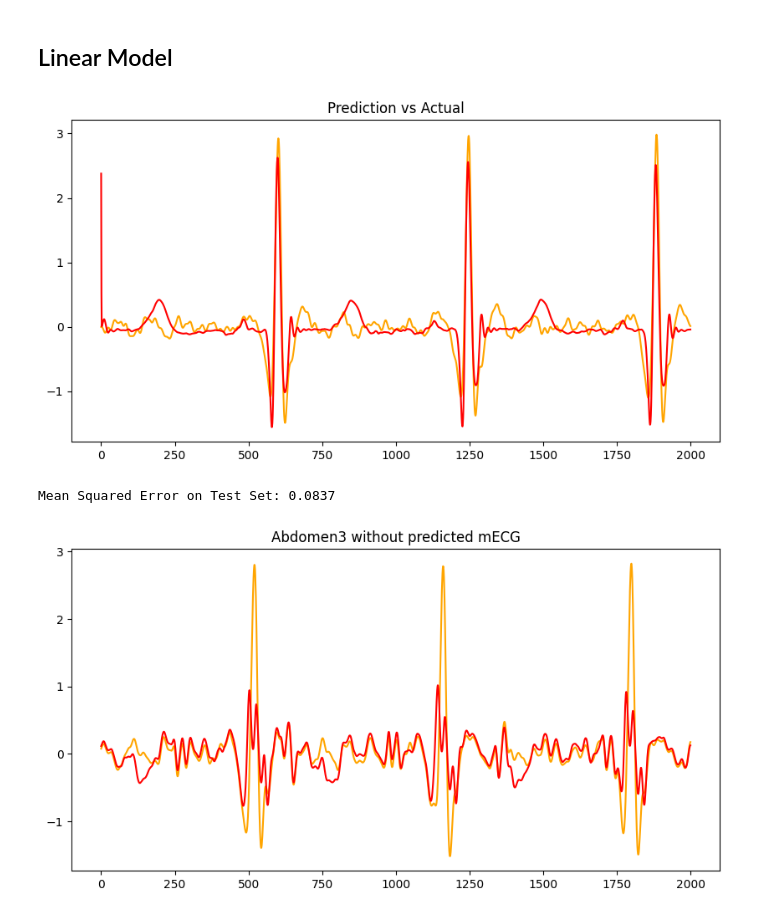
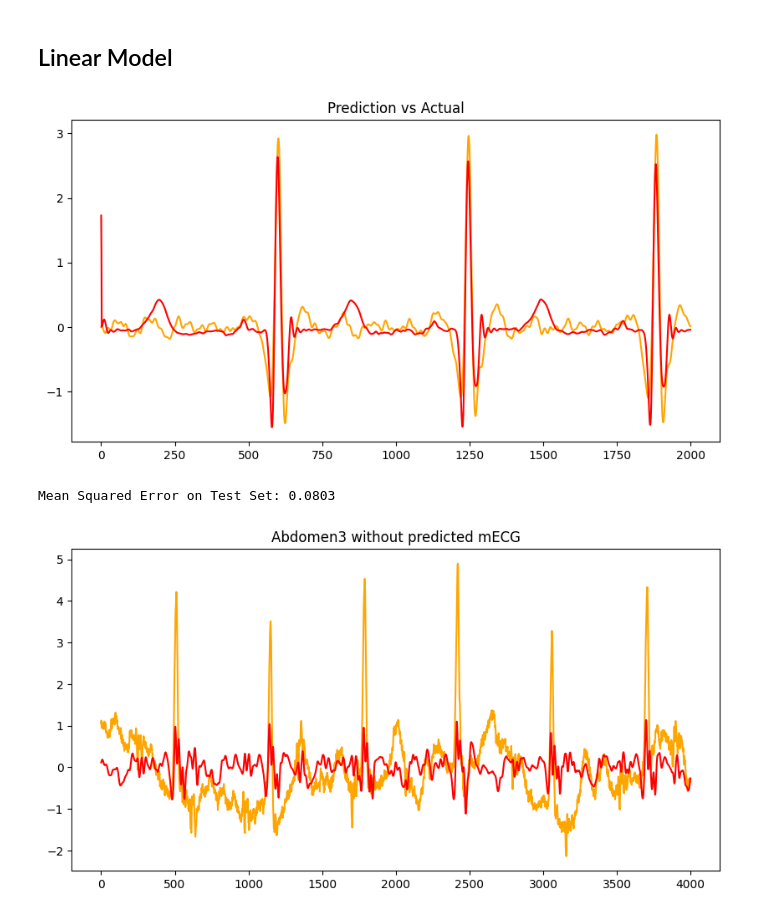
Before and after one commit to arasaniu/aml, a Jupyter notebook: src/main.ipynb, the cells around one changed output. Cells and saved outputs as stored; diff of their text form; code cells hidden in the pictures.

```diff
--- a/src/main.ipynb
+++ b/src/main.ipynb
@@ -25,6 +25,8 @@ thorax2 = (data_thorax2 - data_thorax2.mean()) / data_thorax2.std()
 abdomen1 = (data_abdomen1 - data_abdomen1.mean()) / data_abdomen1.std()
 abdomen2 = (data_abdomen2 - data_abdomen2.mean()) / data_abdomen2.std()
 abdomen3 = (data_abdomen3 - data_abdomen3.mean()) / data_abdomen3.std()
+normalized_abdomen3 = (data_abdomen3 - data_abdomen3.mean()) / data_abdomen3.std()
+
 
 plot_signal(thorax1, "Normalized Thorax 1")
 plot_signal(thorax2, "Normalized Thorax 2")
@@ -79,18 +81,18 @@ Parameter Justification:
   -
   -
 # %%
-thorax1 = lowpass_filter(thorax1, 40, fs)
-thorax2 = lowpass_filter(thorax2, 40, fs)
-abdomen1 = lowpass_filter(abdomen1, 40, fs)
-abdomen2 = lowpass_filter(abdomen2, 40, fs)
-abdomen3 = lowpass_filter(abdomen3, 40, fs)
+# thorax1 = lowpass_filter(thorax1, 40, fs)
+# thorax2 = lowpass_filter(thorax2, 40, fs)
+# abdomen1 = lowpass_filter(abdomen1, 40, fs)
+# abdomen2 = lowpass_filter(abdomen2, 40, fs)
+# abdomen3 = lowpass_filter(abdomen3, 40, fs)
 
-# Plot signal with low pass filter applied
-plot_signal(thorax1, "Low Pass Thorax 1")
-plot_signal(thorax2, "Low Pass Thorax 2")
-plot_signal(abdomen1, "Low Pass Abdomen 1")
-plot_signal(abdomen2, "Low Pass Abdomen 2")
-plot_signal(abdomen3, "Low Pass Abdomen 3")
+# # Plot signal with low pass filter applied
+# plot_signal(thorax1, "Low Pass Thorax 1")
+# plot_signal(thorax2, "Low Pass Thorax 2")
+# plot_signal(abdomen1, "Low Pass Abdomen 1")
+# plot_signal(abdomen2, "Low Pass Abdomen 2")
+# plot_signal(abdomen3, "Low Pass Abdomen 3")
 # %% [output]
 [figure]
 [figure]
@@ -111,38 +113,40 @@ abdomen3 = abdomen3.reshape(-1, 1)
 
 # plot_signal(thorax1, "Reshaped Thorax 1")
 
 # Train linear model
 # Lagging creates extra features for model to use.
 def create_lagged_features(signal, lags=3):
     lagged_features = np.hstack([np.roll(signal, shift=i) for i in range(lags)])
     return lagged_features
 
 thorax1_lagged = create_lagged_features(thorax1)
 thorax2_lagged = create_lagged_features(thorax2)
 
-linear_model = train_linear_model(np.hstack((thorax1_lagged[10000:20000], thorax2_lagged[10000:20000])), (abdomen1[10000:20000] + abdomen2[10000:20000]) / 2)
+linear_model = train_linear_model(np.hstack((thorax1_lagged, thorax2_lagged)), (abdomen1 + abdomen2) / 2)
 
 
 # Predict using linear model
-linear_prediction = linear_model.predict(np.hstack((thorax2_lagged[:10000], thorax2_lagged[:10000])))
+linear_prediction = linear_model.predict(np.hstack((thorax2_lagged, thorax2_lagged)))
 
 plt.figure(figsize=(10,5))
 plt.plot((abdomen1[:2000] + abdomen2[:2000]) / 2, label='comb', color='orange')
 plt.plot(linear_prediction[:2000], label='prediction', color='red')
 plt.title("Prediction vs Actual")
 plt.show()
 
 # Measure performance
-mse = mean_squared_error(abdomen2[:10000], linear_prediction[:10000])
+mse = mean_squared_error(abdomen2, linear_prediction)
 print(f"Mean Squared Error on Test Set: {mse:.4f}")
+
+abdomen3_flattened_normalized = normalized_abdomen3.values.flatten()
 
 # Show abdomen3 - predicted abdominal mECG
 plt.figure(figsize=(10,5))
-plt.plot(abdomen3[2000:4000], label='ab3', color='orange')
-plt.plot((abdomen3[:4000] - linear_prediction[:4000])[2000:4000], label='fECG', color='red')
+plt.plot(abdomen3_flattened_normalized[2000:6000], label='ab3', color='orange')
+plt.plot((abdomen3[:6000] - linear_prediction[:6000])[2000:6000], label='fECG', color='red')
 plt.title("Abdomen3 without predicted mECG")
 plt.show()
 # %% [output]
-[figure, old version]
+[figure, new version]
-Mean Squared Error on Test Set: 0.0837
+Mean Squared Error on Test Set: 0.0803
-[figure, old version]
+[figure, new version]
```
